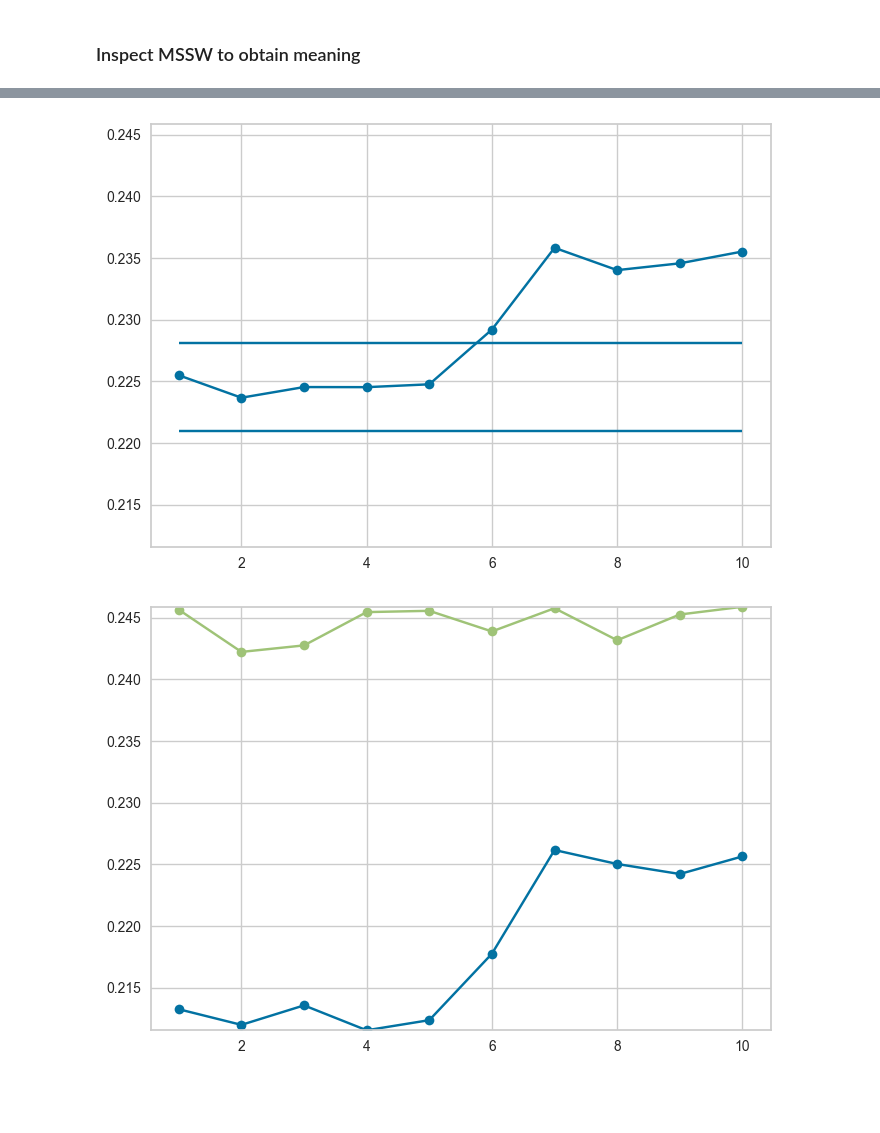
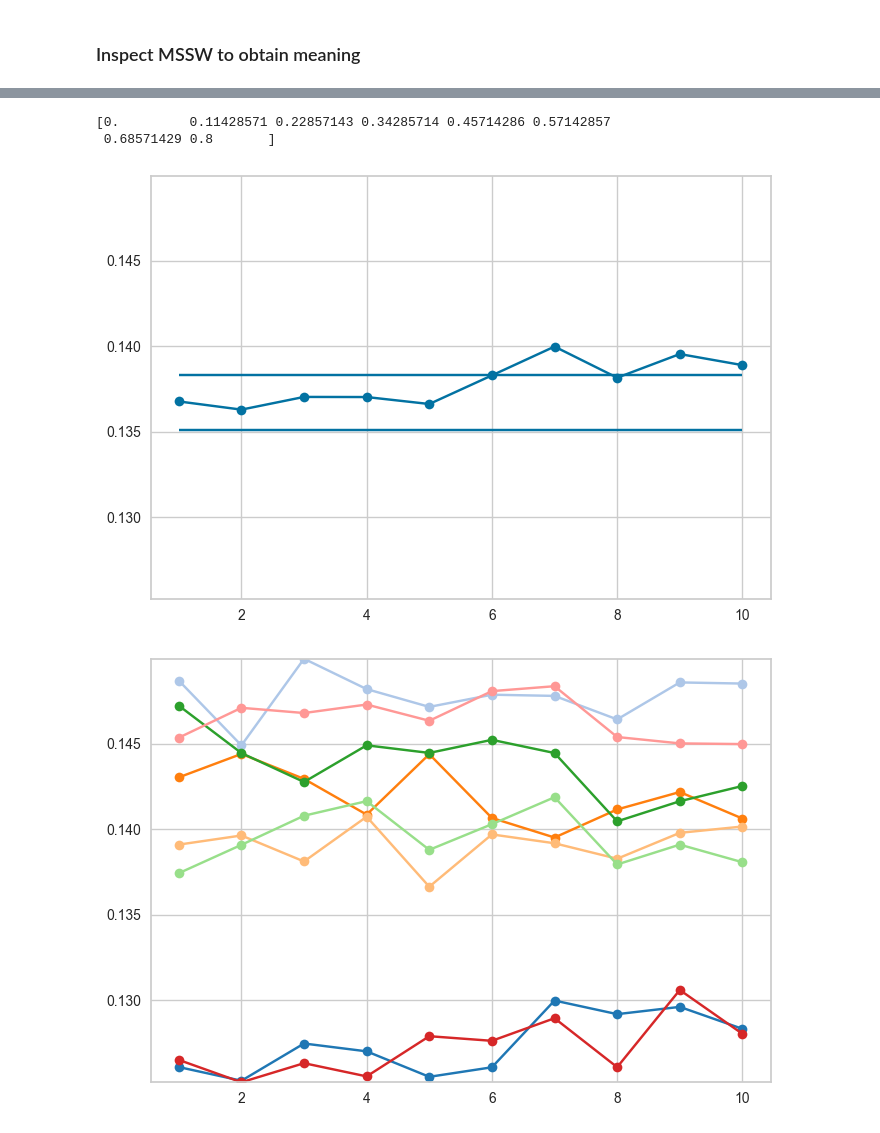
Before and after one commit to Jindrich455/clustering-drift-detection, a Jupyter notebook: mssw/mssw_sea.ipynb, the cells around one changed output, grey strips where cells are left out. Cells and saved outputs as stored; diff of their text form; code cells hidden in the pictures; blank space fills up the shorter version.

Commit message:
Made plots to inspect the mssw results

```diff
--- a/mssw/mssw_sea.ipynb
+++ b/mssw/mssw_sea.ipynb
@@ -295,7 +295,7 @@ final_result_df.to_csv('sea_jupyter_results2.csv', index=False)
 # %% [markdown]
 ### Inspect MSSW to obtain meaning
 # %%
-n_clusters=2
+n_clusters=8
 # %%
 from core import mssw
 import importlib
@@ -333,23 +315,31 @@ all_cluster_num_points
 # %%
 ymin = np.min(all_av_c)
 ymax = np.max(all_av_c)
-colors = ['b', 'g', 'r', 'c', 'm', 'y', 'k']
-styles = [c + 'o-' for c in colors]
+
+# https://matplotlib.org/2.1.1/gallery/showcase/bachelors_degrees_by_gender.html#sphx-glr-gallery-showcase-bachelors-degrees-by-gender-py
+colors = ['#1f77b4', '#aec7e8', '#ff7f0e', '#ffbb78', '#2ca02c',
+          '#98df8a', '#d62728', '#ff9896', '#9467bd', '#c5b0d5',
+          '#8c564b', '#c49c94', '#e377c2', '#f7b6d2', '#7f7f7f',
+          '#c7c7c7', '#bcbd22', '#dbdb8d', '#17becf', '#9edae5']
 
 plt.plot(range(1, 11), all_av_sr[0], 'o-')
 plt.hlines(UCL_Av_s, 1, 10)
 plt.hlines(LCL_Av_s, 1, 10)
 plt.ylim((ymin, ymax))
 plt.show()
 
 for i in range(n_clusters):
-    plt.plot(range(1, 11), all_av_c[i], styles[i])
+    plt.plot(range(1, 11), all_av_c[i],
+             color=colors[i], marker='o')
 plt.ylim((ymin, ymax))
 plt.show()
 
 for i in range(n_clusters):
-    plt.plot(range(1, 11), all_cluster_num_points[i], styles[i])
+    plt.plot(range(1, 11), all_cluster_num_points[i],
+             color=colors[i], marker='o')
 plt.show()
 # %% [output]
+[0.         0.11428571 0.22857143 0.34285714 0.45714286 0.57142857
+ 0.68571429 0.8       ]
-[figure, old version]
+[figure, new version]
-[figure, old version]
+[figure, new version]
```
Also changed, not shown: parts of 2 cells of this notebook, 2 other files.
